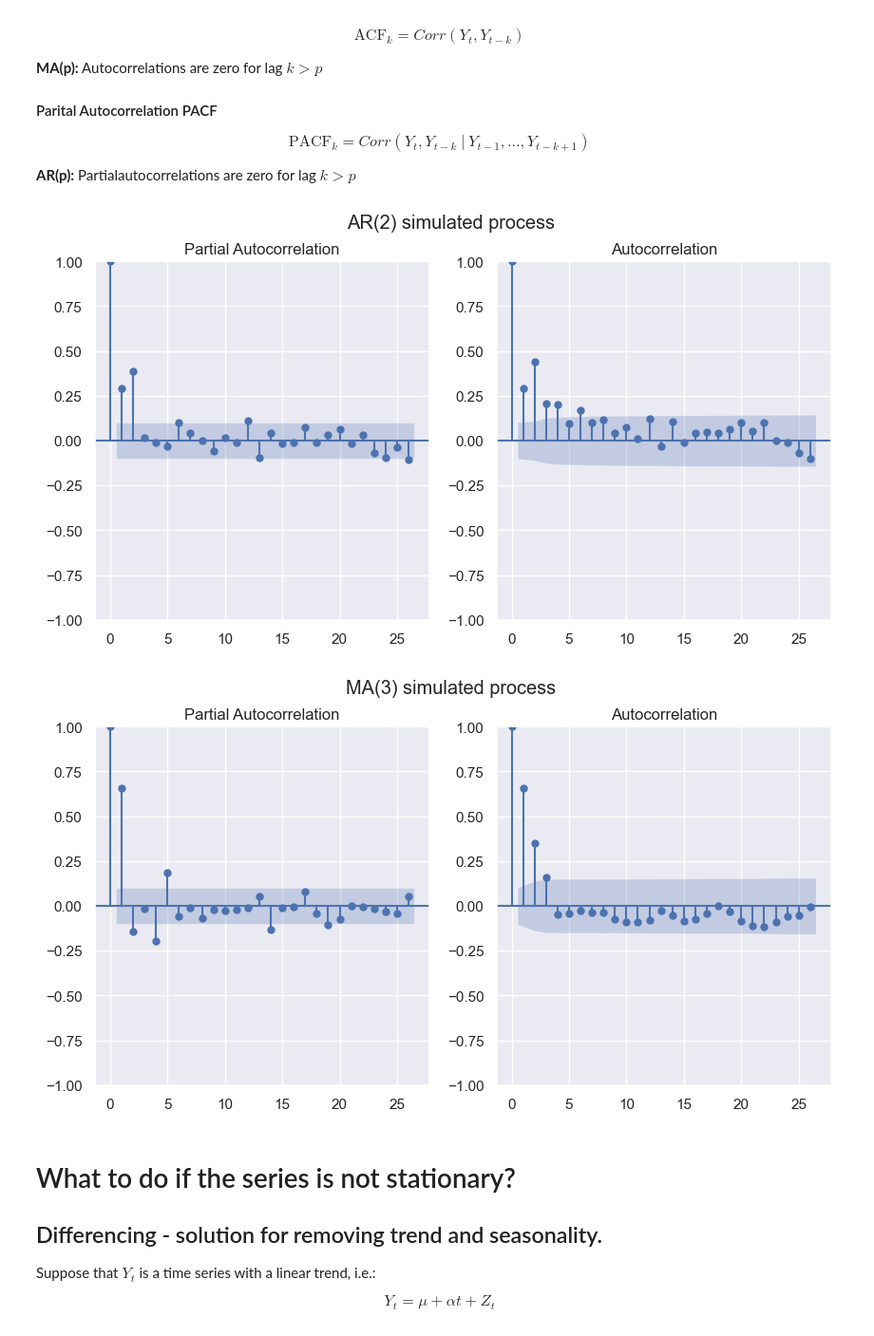
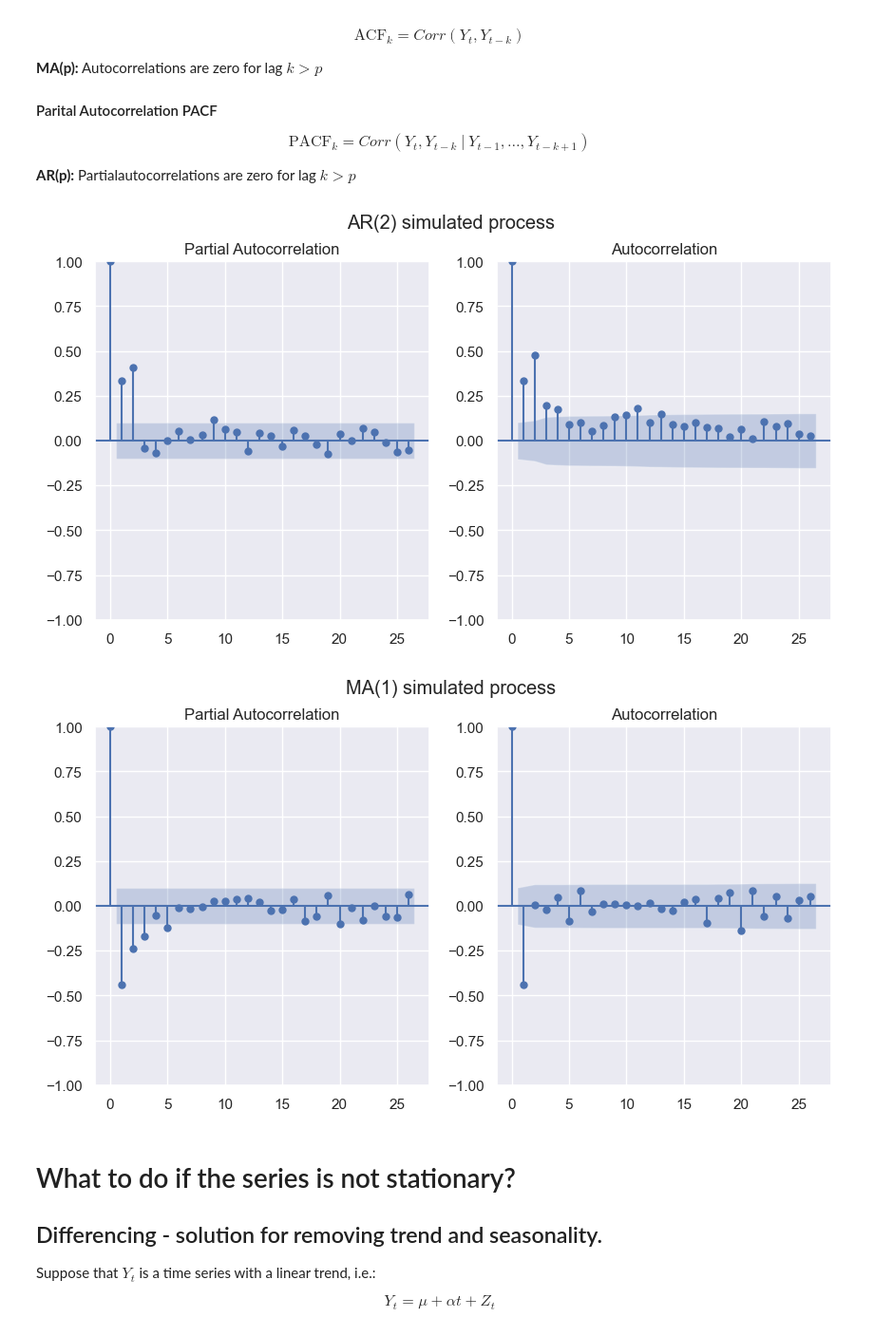
Before and after one commit to warwickdatasciencesociety/time-series-workshops, a Jupyter notebook: demo-notebook.ipynb, the cells around one changed output. Shown at 95% size. Saved outputs shown, nothing was run; the diff lists cells and outputs as text; code cells hidden in the pictures.

```diff
--- a/demo-notebook.ipynb
+++ b/demo-notebook.ipynb
@@ -254,23 +253,24 @@ $$\text{PACF}_k = Corr(Y_t, Y_{t-k} \ | \ Y_{t-1}, \ldots, Y_{t-k+1})$$
 
 **AR(p):** Partialautocorrelations are zero for lag $k > p$
 # %%
-N = 365
-ar2 = sm.tsa.arma_generate_sample([1, -0.2, -0.4], [1], nsample=N) #AR(2)
-ma3 = sm.tsa.arma_generate_sample([1], [1, 0.8, 0.5, 0.4], nsample=N) #MA(3)
-
 def plot_acf_pacf(y, title=None, **kwargs):
     fig, ax = plt.subplots(1, 2, figsize=(10, 5))
+    sm.graphics.tsa.plot_pacf(y, ax=ax[0], method="ywm", **kwargs)
     sm.graphics.tsa.plot_acf(y, ax=ax[1], **kwargs)
-    sm.graphics.tsa.plot_pacf(y, ax=ax[0], method="ywm", **kwargs)
     if title:
         fig.suptitle(title)
     plt.show()
 
+N = 365
+np.random.seed(3)
+ar2 = sm.tsa.arma_generate_sample([1, -0.2, -0.4], [1], nsample=N, scale=1) #AR(2)
+ma1 = sm.tsa.arma_generate_sample([1], [1, -0.6], nsample=N, scale=1) #MA(1)
+
 plot_acf_pacf(ar2, "AR(2) simulated process")
-plot_acf_pacf(ma3, "MA(3) simulated process")
+plot_acf_pacf(ma1, "MA(1) simulated process")
 # %% [output]
-[figure, old version]
+[figure, new version]
-[figure, old version]
+[figure, new version]
 # %% [markdown]
 # What to do if the series is not stationary?
 
```
Also changed, not shown: parts of 4 cells of this notebook.
